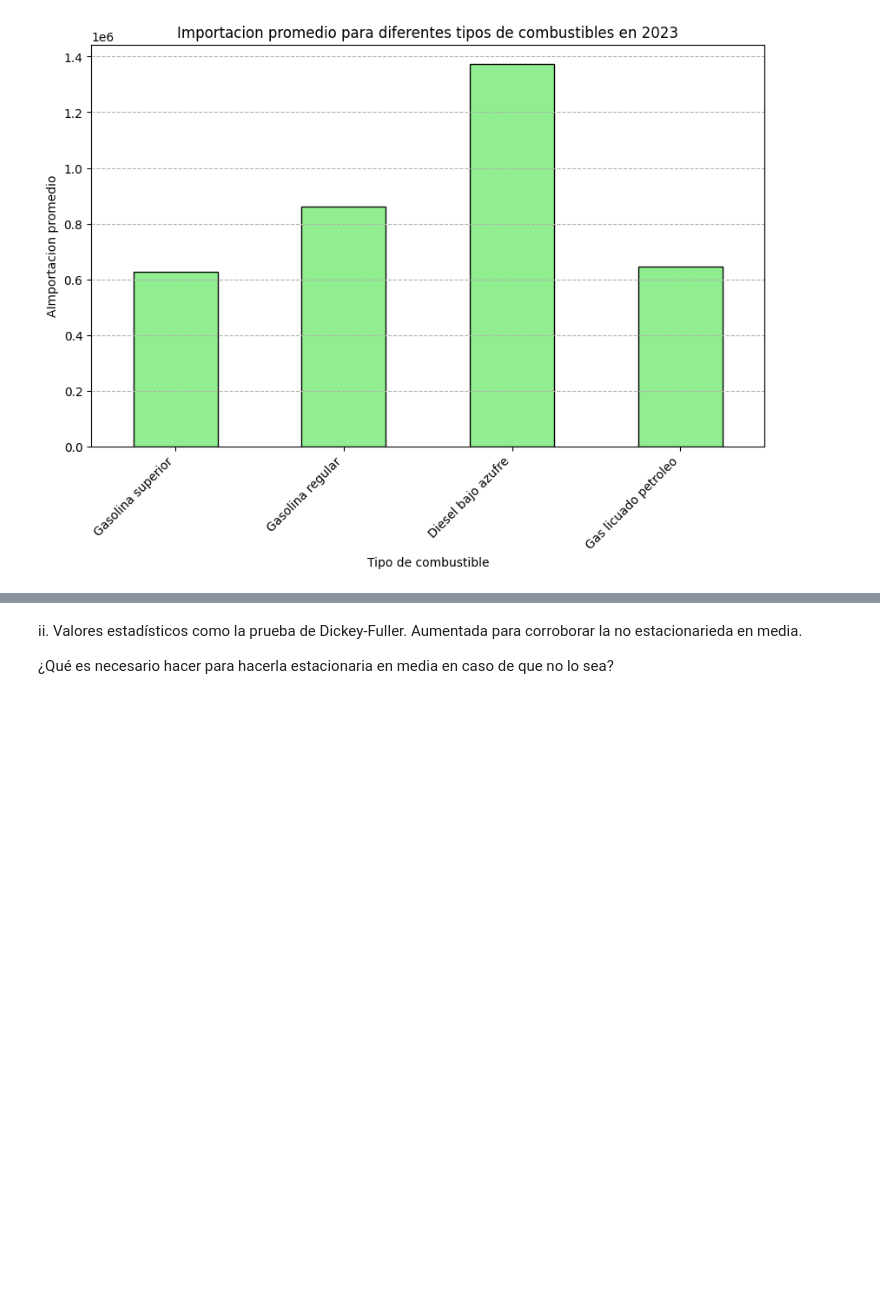
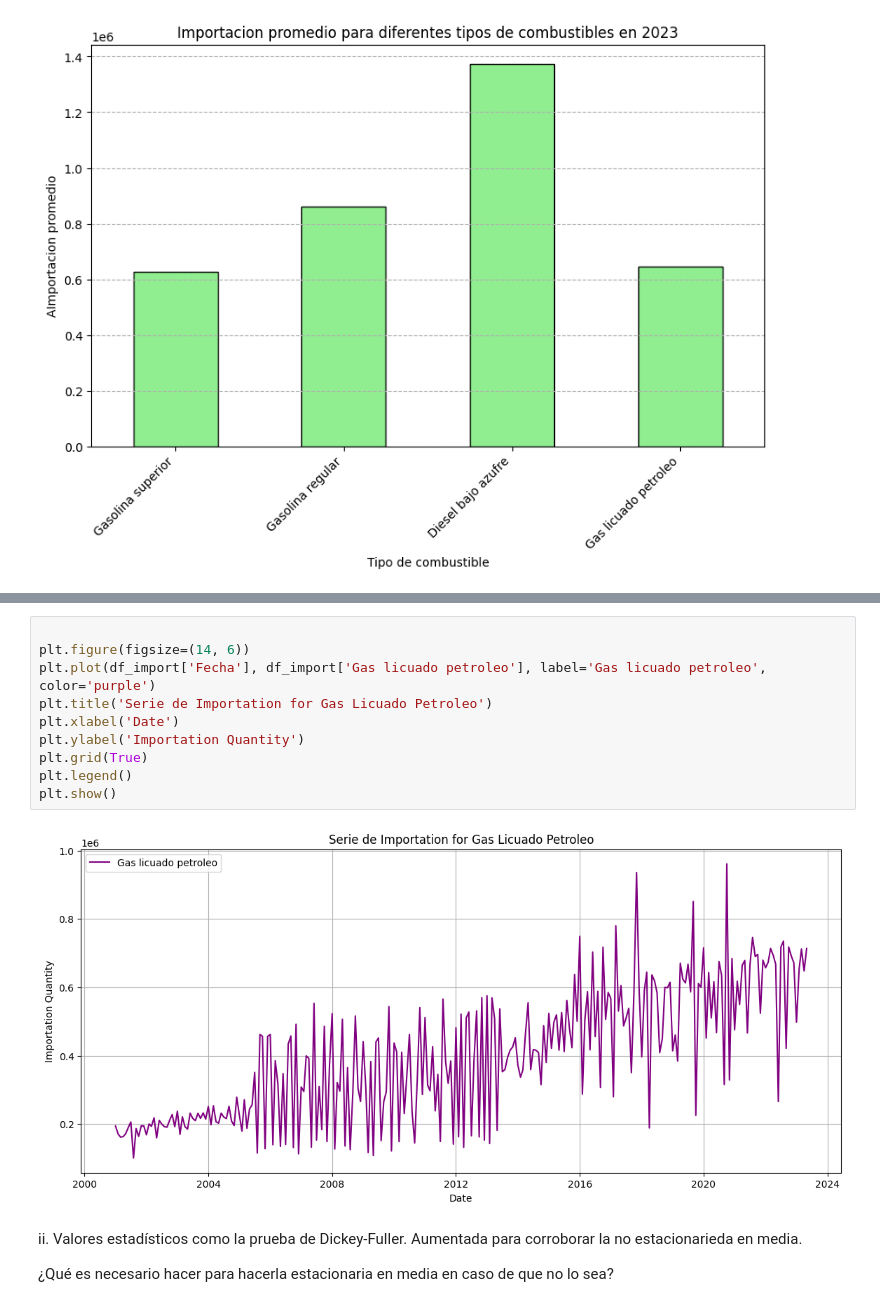
Before and after one commit to CrisLayB/DataScience_Lab02, a Jupyter notebook: ConsumoGasolina.ipynb, the cells around one changed output, grey strips where cells are left out. Cells and saved outputs as stored; diff of their text form; blank space fills up the shorter version.

```diff
--- a/ConsumoGasolina.ipynb
+++ b/ConsumoGasolina.ipynb
@@ -77,3 +119,15 @@ plt.show()
+# %%
+
+plt.figure(figsize=(14, 6))
+plt.plot(df_import['Fecha'], df_import['Gas licuado petroleo'], label='Gas licuado petroleo', color='purple')
+plt.title('Serie de Importation for Gas Licuado Petroleo')
+plt.xlabel('Date')
+plt.ylabel('Importation Quantity')
+plt.grid(True)
+plt.legend()
+plt.show()
+# %% [output]
+[figure, added]
 # %% [markdown]
 ii. Valores estadísticos como la prueba de Dickey-Fuller. Aumentada para corroborar la no estacionarieda en media.
 
```
Also changed, not shown: parts of 4 cells of this notebook.
